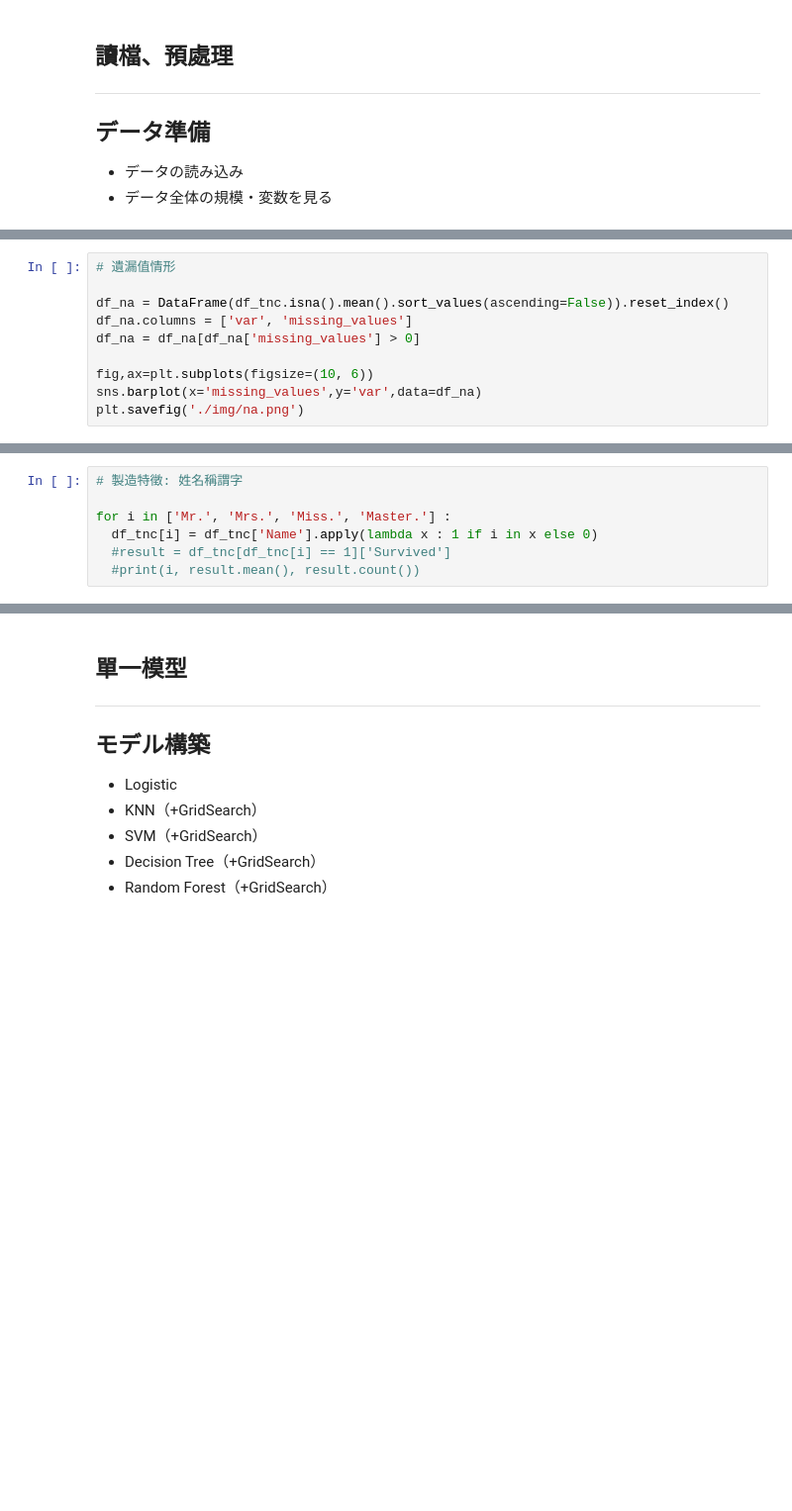
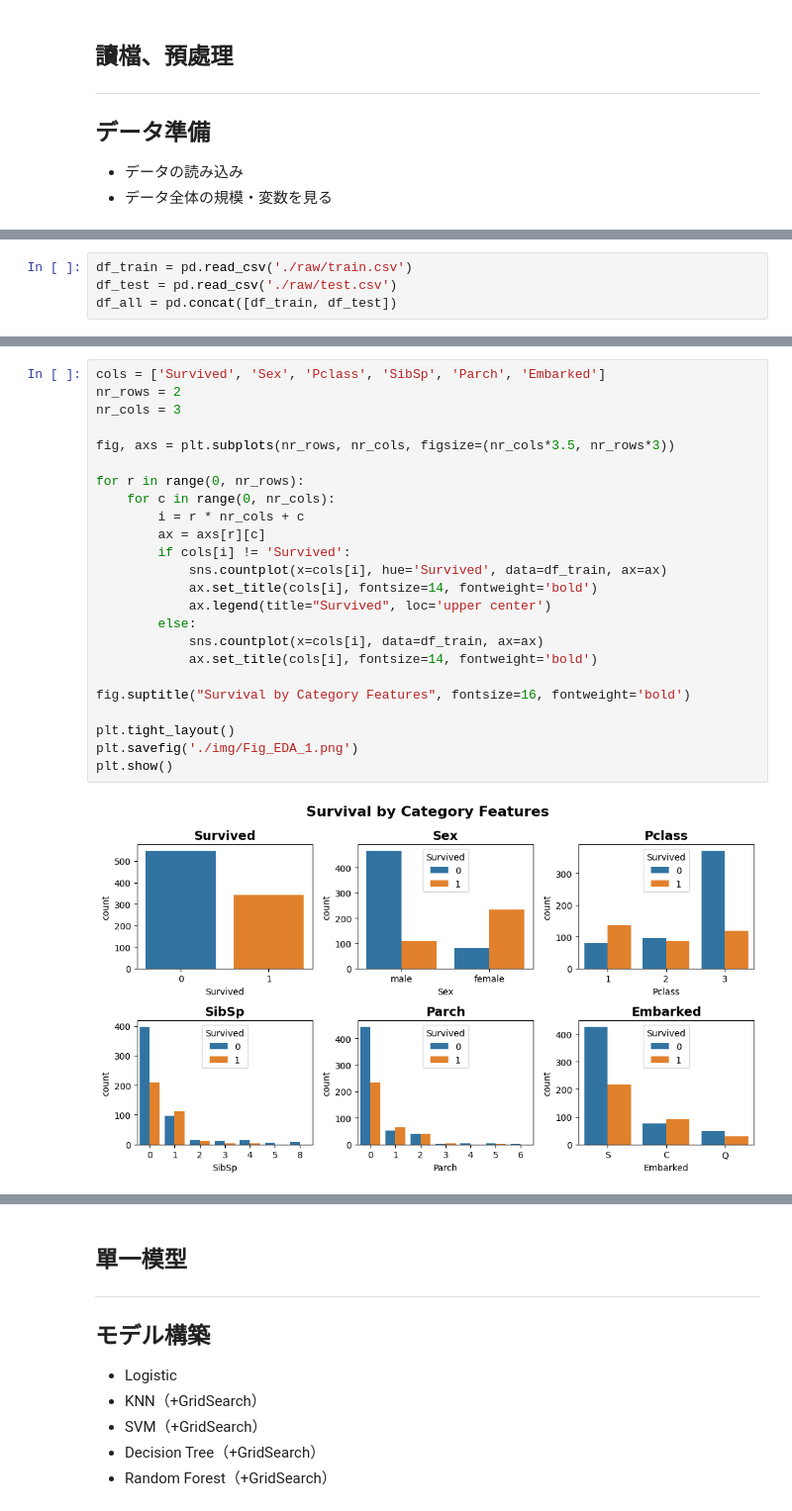
Before and after one commit to Yoga096/Kaggle_Titanic, a Jupyter notebook: Titanic.ipynb, the cells around one changed output, grey strips where cells are left out. Shown at 99% size. Saved outputs shown, nothing was run; the diff lists cells and outputs as text; blank space fills up the shorter version.

```diff
--- a/Titanic.ipynb
+++ b/Titanic.ipynb
@@ -167,10 +86,0 @@ plt.savefig('./img/corr.png')
-# %%
-# 遺漏值情形
-
-df_na = DataFrame(df_tnc.isna().mean().sort_values(ascending=False)).reset_index()
-df_na.columns = ['var', 'missing_values']
-df_na = df_na[df_na['missing_values'] > 0]
-
-fig,ax=plt.subplots(figsize=(10, 6))
-sns.barplot(x='missing_values',y='var',data=df_na)
-plt.savefig('./img/na.png')
@@ -253,7 +86,0 @@ df_tnc = pd.get_dummies(df_tnc, columns=cate_var , prefix=cate_var)
-# %%
-# 製造特徵: 姓名稱謂字
-
-for i in ['Mr.', 'Mrs.', 'Miss.', 'Master.'] :
-  df_tnc[i] = df_tnc['Name'].apply(lambda x : 1 if i in x else 0)
-  #result = df_tnc[df_tnc[i] == 1]['Survived']
-  #print(i, result.mean(), result.count())
@@ -296,0 +91,4 @@ scores = {}
+# %%
+df_train = pd.read_csv('./raw/train.csv')
+df_test = pd.read_csv('./raw/test.csv')
+df_all = pd.concat([df_train, df_test])
@@ -296,0 +163,26 @@ scores = {}
+# %%
+cols = ['Survived', 'Sex', 'Pclass', 'SibSp', 'Parch', 'Embarked']
+nr_rows = 2
+nr_cols = 3
+
+fig, axs = plt.subplots(nr_rows, nr_cols, figsize=(nr_cols*3.5, nr_rows*3))
+
+for r in range(0, nr_rows):
+    for c in range(0, nr_cols):
+        i = r * nr_cols + c
+        ax = axs[r][c]
+        if cols[i] != 'Survived':
+            sns.countplot(x=cols[i], hue='Survived', data=df_train, ax=ax)
+            ax.set_title(cols[i], fontsize=14, fontweight='bold')
+            ax.legend(title="Survived", loc='upper center')
+        else:
+            sns.countplot(x=cols[i], data=df_train, ax=ax)
+            ax.set_title(cols[i], fontsize=14, fontweight='bold')
+
+fig.suptitle("Survival by Category Features", fontsize=16, fontweight='bold')
+
+plt.tight_layout()
+plt.savefig('./img/Fig_EDA_1.png')
+plt.show()
+# %% [output]
+[figure, added]
```
Also changed, not shown: parts of 89 cells of this notebook.
